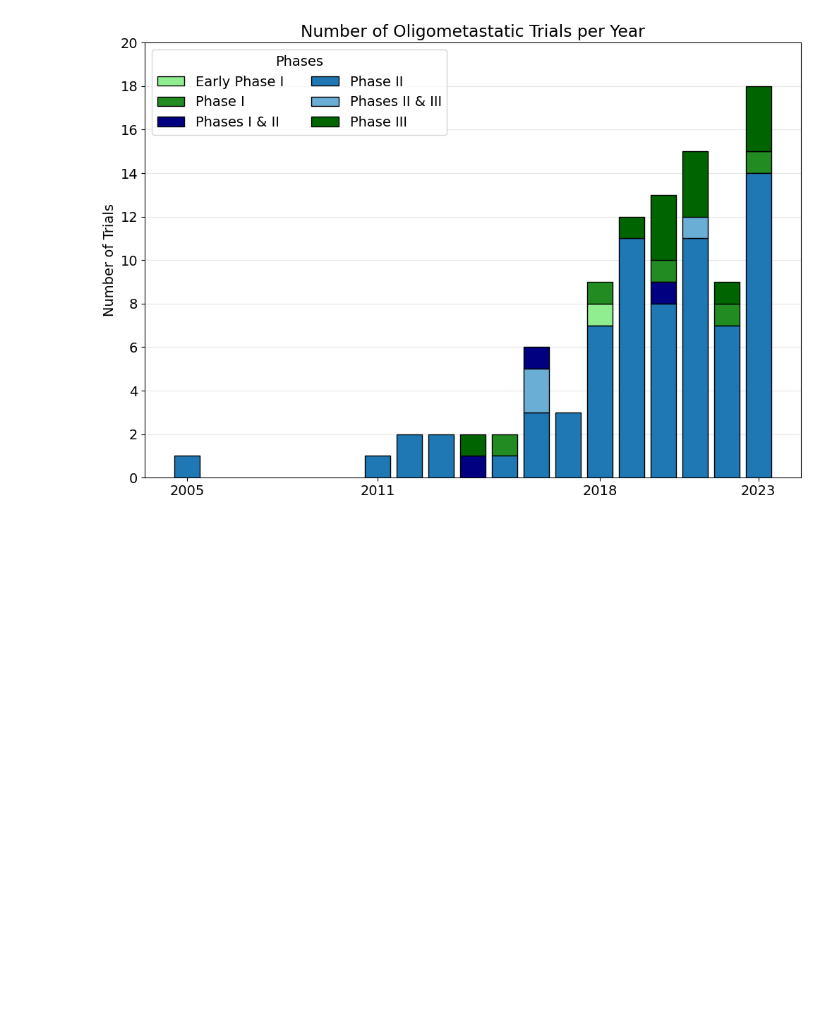
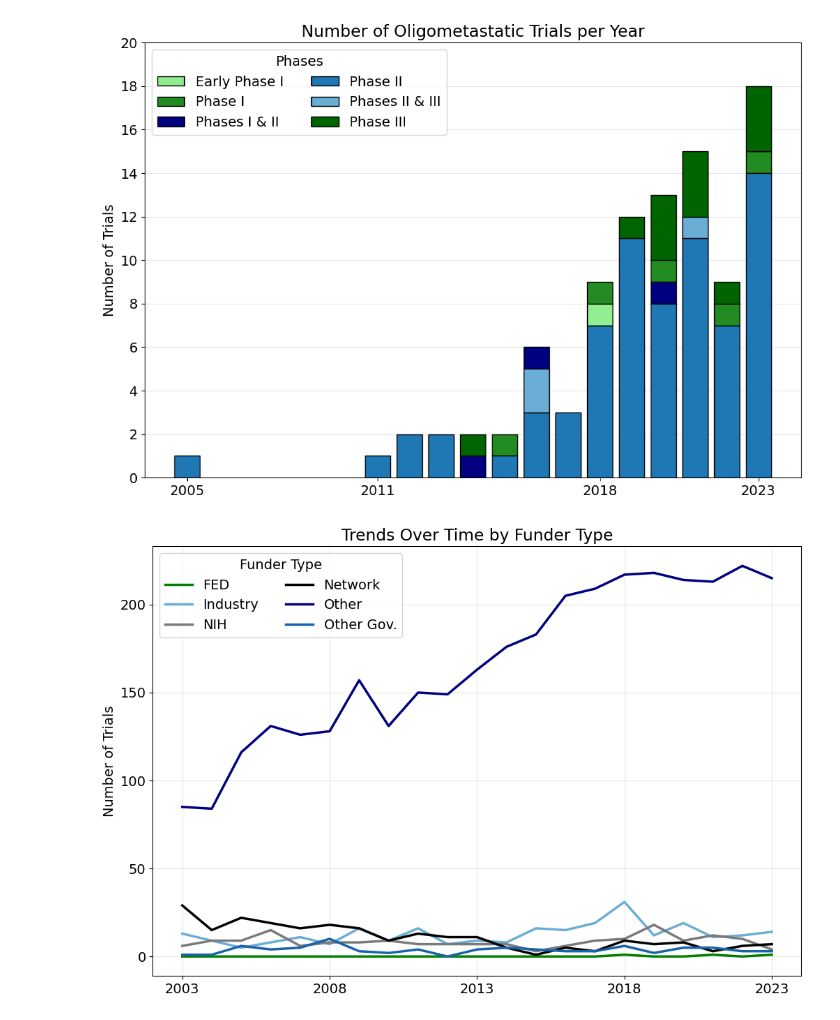
Before and after one commit to maksymfritsak/Clinical_Trials_Analysis_ClinicalTrials.Gov_Database, a Jupyter notebook: Data Analysis.ipynb, the cells around one changed output. Drawn from its saved outputs; the diff is of its cells as text; code cells hidden in the pictures; blank space fills up the shorter version.

```diff
--- a/Data Analysis.ipynb
+++ b/Data Analysis.ipynb
@@ -441,3 +441,31 @@ plt.savefig('plots/fig_appendix_2.pdf')
 plt.show()
 # %% [output]
 [figure]
+# %%
+# Trends Over Time by Study Phase
+
+grouped_data = df.groupby(['Year', 'Funder Type']).size().unstack(fill_value=0)
+colors={#'FED': '#cecece',
+        'Other Gov.': '#1764ab',
+        'Industry': '#6aaed6',
+        'Other': 'navy',
+        'NIH': '#7a7a7a',
+        'Network': 'black',
+        'FED': 'g'
+       }
+
+plt.figure(figsize=(12, 8))
+plt.rcParams.update({'font.size': 14})
+
+for phase in grouped_data.columns:
+    plt.plot(grouped_data.index, grouped_data[phase], label=phase, color=colors[phase],  linewidth=2.5)
+
+plt.title('Trends Over Time by Funder Type')
+plt.ylabel('Number of Trials')
+plt.legend(title='Funder Type', ncol=2)
+plt.xticks([2003, 2008, 2013, 2018, 2023])
+plt.grid(alpha=.3)
+plt.savefig('plots/Funder_Trend.pdf')
+plt.show()
+# %% [output]
+[figure, added]
```
Also changed, not shown: parts of 6 cells of this notebook, 3 other files.
